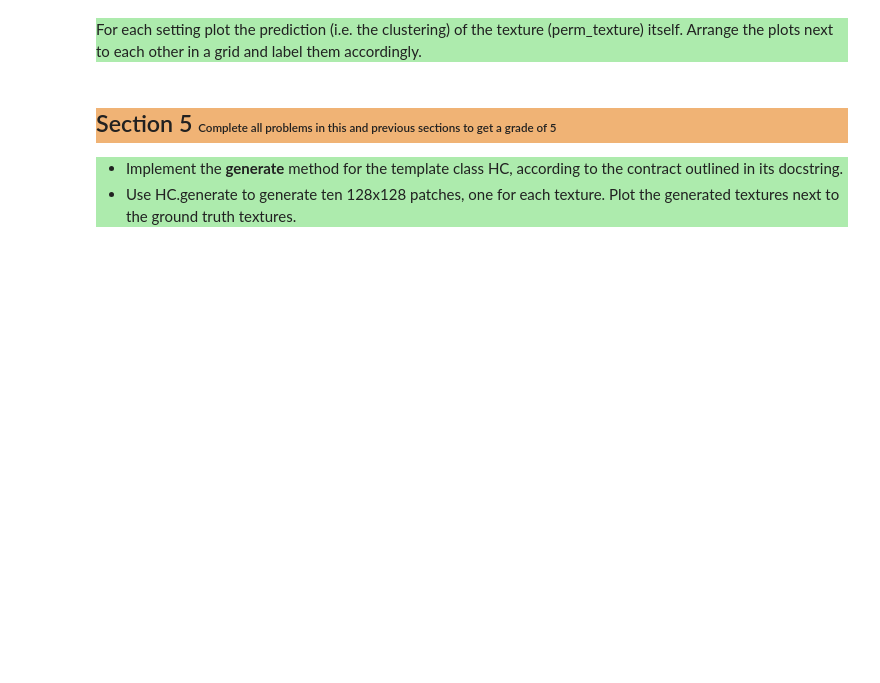
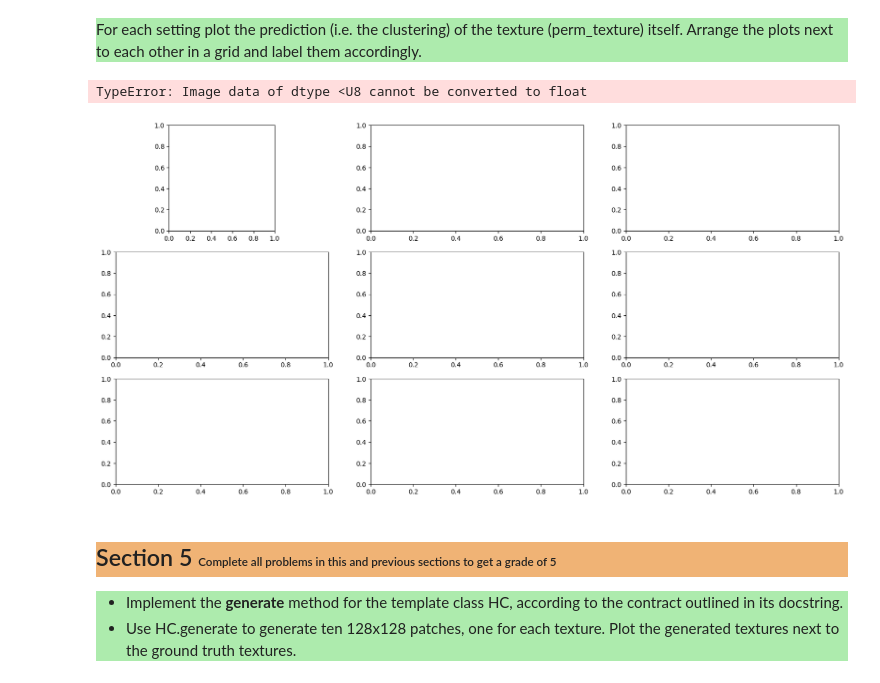
Before and after one commit to marvin-koch/slt-ce-1, a Jupyter notebook: slt-ce-2/slt-ce-2.ipynb, the cells around one changed output. Cells and saved outputs as stored; diff of their text form; code cells hidden in the pictures; blank space fills up the shorter version.

```diff
--- a/slt-ce-2/slt-ce-2.ipynb
+++ b/slt-ce-2/slt-ce-2.ipynb
@@ -504,3 +505,18 @@ plt.show()
+# %%
+# Cluster predictions (9 plots arranged in a 3x3 grid)
+fig, axes = plt.subplots(3, 3, figsize=(20, 10))
+
+for i, (bin_size, window_size, corr) in enumerate(results):
+    row, col = divmod(i, 3)
+    ax = axes[row, col]
+    ax.imshow(matched_preds, cmap="tab20")
+    ax.set_title(f'n_bins: {bin_size}, window_size: {window_size}')
+
+plt.tight_layout()
+plt.show()
+# %% [output]
+TypeError: Image data of dtype <U8 cannot be converted to float
+[figure, added]
 # %% [markdown]
 <h2 style="background-color:#f0b375;">
 Section 5
```
Also changed, not shown: parts of 3 cells of this notebook.
